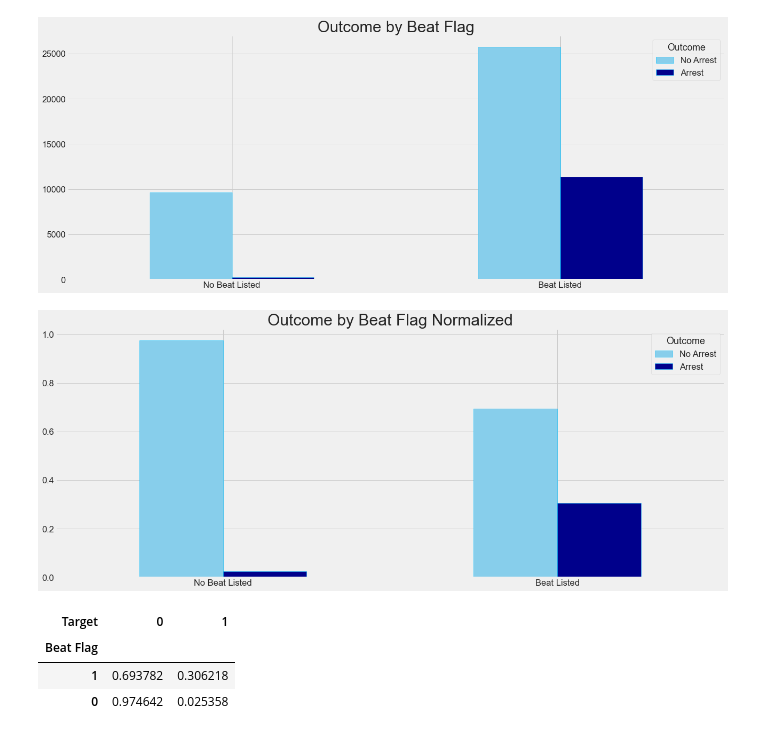
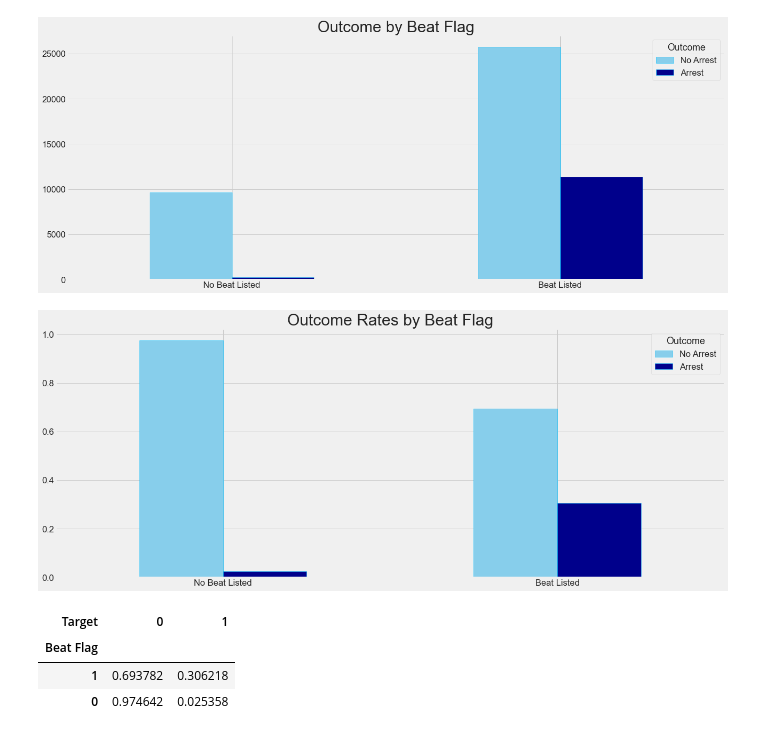
Before and after one commit to jeffreyhwatson/terry_stops_project, a Jupyter notebook: notebooks/exploratory/eda_visuals.ipynb, the cells around one changed output. Saved outputs shown, nothing was run; the diff lists cells and outputs as text; code cells hidden in the pictures.

```diff
--- a/notebooks/exploratory/eda_visuals.ipynb
+++ b/notebooks/exploratory/eda_visuals.ipynb
@@ -609,15 +632,15 @@ plt.show()
 # %%
 bdf = df.groupby('Beat Flag')['Target'].value_counts(normalize=True).unstack()
 bdf.plot(kind='bar', figsize=(20,8), color=['skyblue', 'darkblue'], edgecolor='deepskyblue')
 
 plt.xticks(rotation=0)
-plt.title('Outcome by Beat Flag Normalized', fontsize=30)
+plt.title('Outcome Rates by Beat Flag', fontsize=30)
 plt.xlabel('')
 plt.xticks(np.arange(2), ['No Beat Listed','Beat Listed'], rotation=0)
 plt.legend(title='Outcome', labels=['No Arrest', 'Arrest'])
 plt.show()
 # %% [output]
-[figure, old version]
+[figure, new version]
 # %%
 bdf.sort_values(by=1, ascending=False)
 # %% [output]
```
Also changed, not shown: parts of 18 cells of this notebook.
